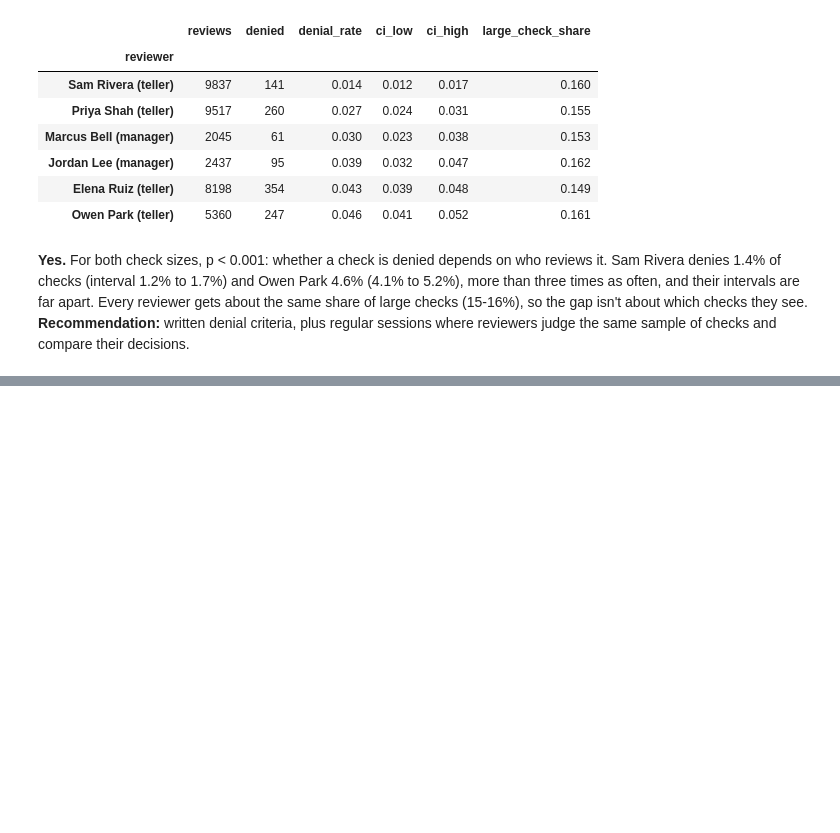
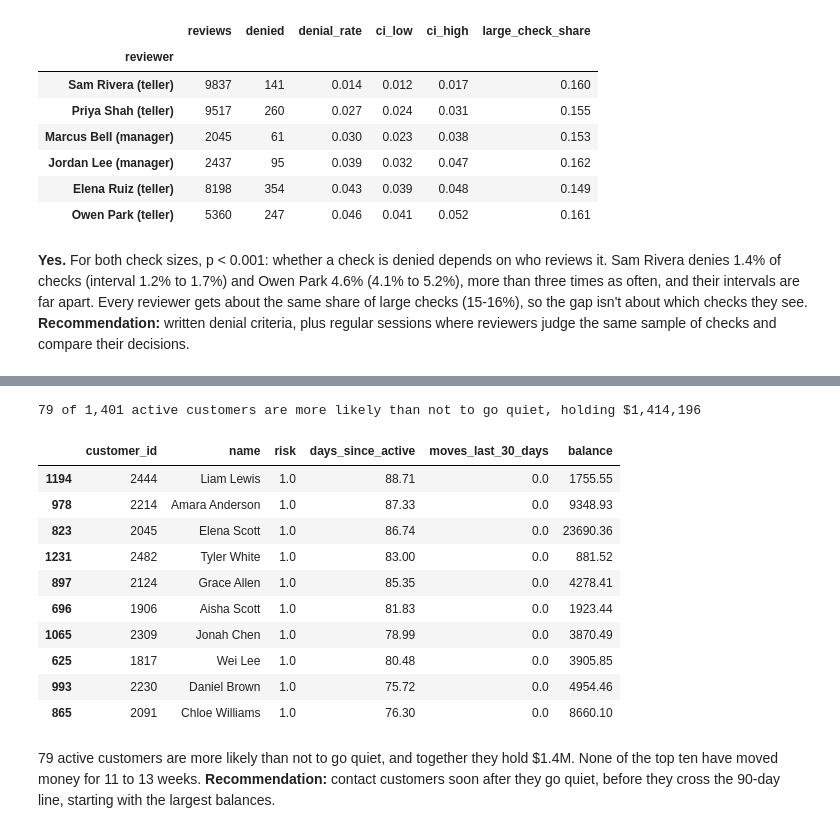
Before and after one commit to dumly55/Banking-Platform, a Jupyter notebook: analysis/analysis.ipynb, the cells around one changed output, grey strips where cells are left out. Drawn from its saved outputs; the diff is of its cells as text; code cells hidden in the pictures; blank space fills up the shorter version.

```diff
--- a/analysis/analysis.ipynb
+++ b/analysis/analysis.ipynb
@@ -262,0 +387,21 @@ rates.set_index('reviewer')[['reviews', 'denied', 'denial_rate', 'ci_low', 'ci_h
+# %%
+today = query(FEATURES_SQL.format(snapshot='2026-10-01'))
+today['risk'] = model.predict_proba(today[list(FEATURES)].astype(float).fillna(0))[:, 1]
+likely = today['risk'] > 0.5
+print(f"{likely.sum()} of {len(today):,} active customers are more likely than not to go quiet, holding ${today.loc[likely, 'balance'].sum():,.0f}")
+today.sort_values('risk', ascending=False).head(10)[['customer_id', 'name', 'risk', 'days_since_active', 'moves_last_30_days', 'balance']].round(2)
+# %% [output]
+79 of 1,401 active customers are more likely than not to go quiet, holding $1,414,196
+|  | customer_id | name | risk | days_since_active | moves_last_30_days | balance |
+| 1194 | 2444 | Liam Lewis | 1.0 | 88.71 | 0.0 | 1755.55 |
+| 978 | 2214 | Amara Anderson | 1.0 | 87.33 | 0.0 | 9348.93 |
+| 823 | 2045 | Elena Scott | 1.0 | 86.74 | 0.0 | 23690.36 |
+| 1231 | 2482 | Tyler White | 1.0 | 83.00 | 0.0 | 881.52 |
+| 897 | 2124 | Grace Allen | 1.0 | 85.35 | 0.0 | 4278.41 |
+| 696 | 1906 | Aisha Scott | 1.0 | 81.83 | 0.0 | 1923.44 |
+| 1065 | 2309 | Jonah Chen | 1.0 | 78.99 | 0.0 | 3870.49 |
+| 625 | 1817 | Wei Lee | 1.0 | 80.48 | 0.0 | 3905.85 |
+| 993 | 2230 | Daniel Brown | 1.0 | 75.72 | 0.0 | 4954.46 |
+| 865 | 2091 | Chloe Williams | 1.0 | 76.30 | 0.0 | 8660.10 |
+# %% [markdown]
+79 active customers are more likely than not to go quiet, and together they hold \$1.4M. None of the top ten have moved money for 11 to 13 weeks. **Recommendation:** contact customers soon after they go quiet, before they cross the 90-day line, starting with the largest balances.
```
Also changed, not shown: parts of 6 cells of this notebook.
